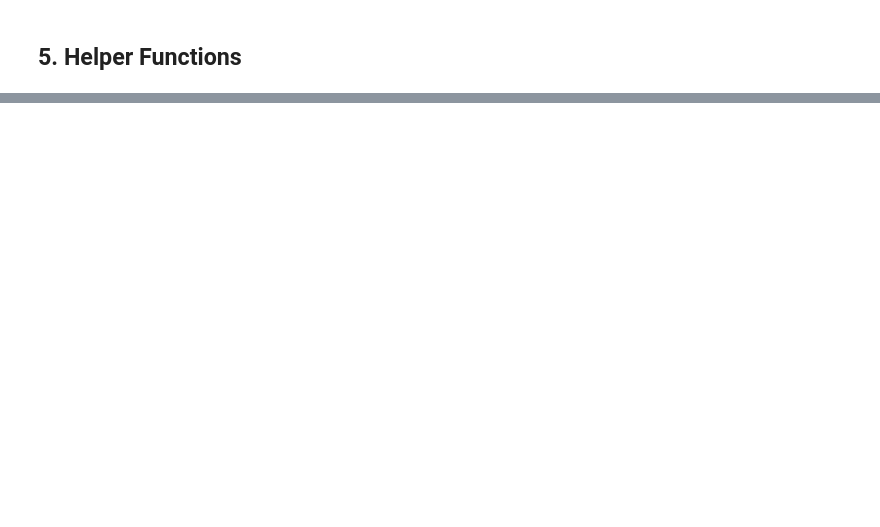
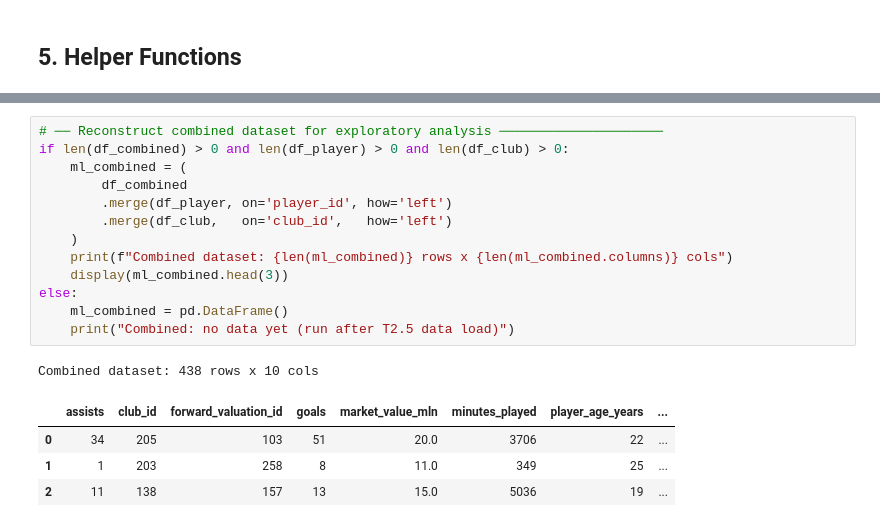
Before and after one commit to Ekene-James/fair-ds-experiment, a Jupyter notebook: notebooks/T2_4_create_views.ipynb, the cells around one changed output, grey strips where cells are left out. Cells and saved outputs as stored; diff of their text form; blank space fills up the shorter version.

```diff
--- a/notebooks/T2_4_create_views.ipynb
+++ b/notebooks/T2_4_create_views.ipynb
@@ -646,0 +525,19 @@ All required views registered successfully.
+# %%
+# ── Reconstruct combined dataset for exploratory analysis ─────────────────────
+if len(df_combined) > 0 and len(df_player) > 0 and len(df_club) > 0:
+    ml_combined = (
+        df_combined
+        .merge(df_player, on='player_id', how='left')
+        .merge(df_club,   on='club_id',   how='left')
+    )
+    print(f"Combined dataset: {len(ml_combined)} rows x {len(ml_combined.columns)} cols")
+    display(ml_combined.head(3))
+else:
+    ml_combined = pd.DataFrame()
+    print("Combined: no data yet (run after T2.5 data load)")
+# %% [output]
+Combined dataset: 438 rows x 10 cols
+|  | assists | club_id | forward_valuation_id | goals | market_value_mln | minutes_played | player_age_years | ... |
+| 0 | 34 | 205 | 103 | 51 | 20.0 | 3706 | 22 | ... |
+| 1 | 1 | 203 | 258 | 8 | 11.0 | 349 | 25 | ... |
+| 2 | 11 | 138 | 157 | 13 | 15.0 | 5036 | 19 | ... |
```
Also changed, not shown: parts of 37 cells of this notebook, 29 other files.
